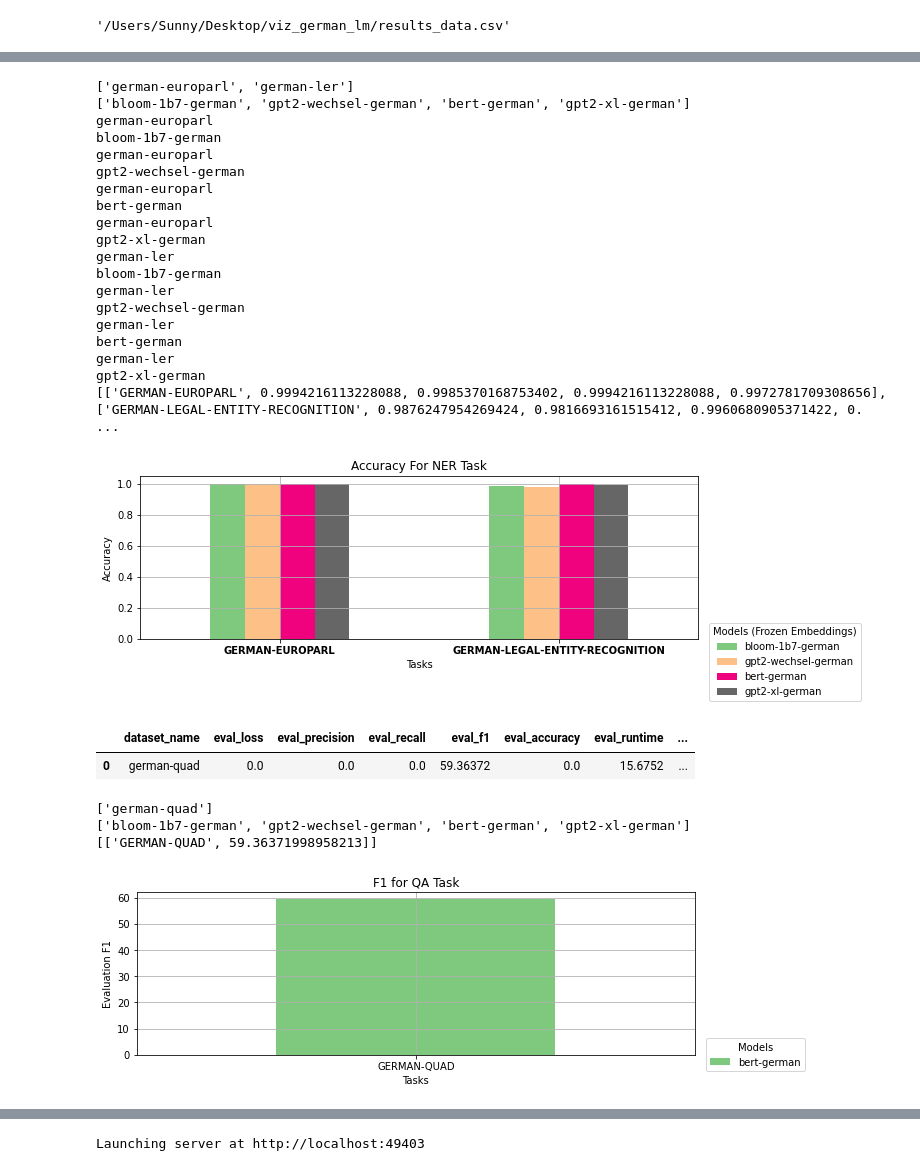
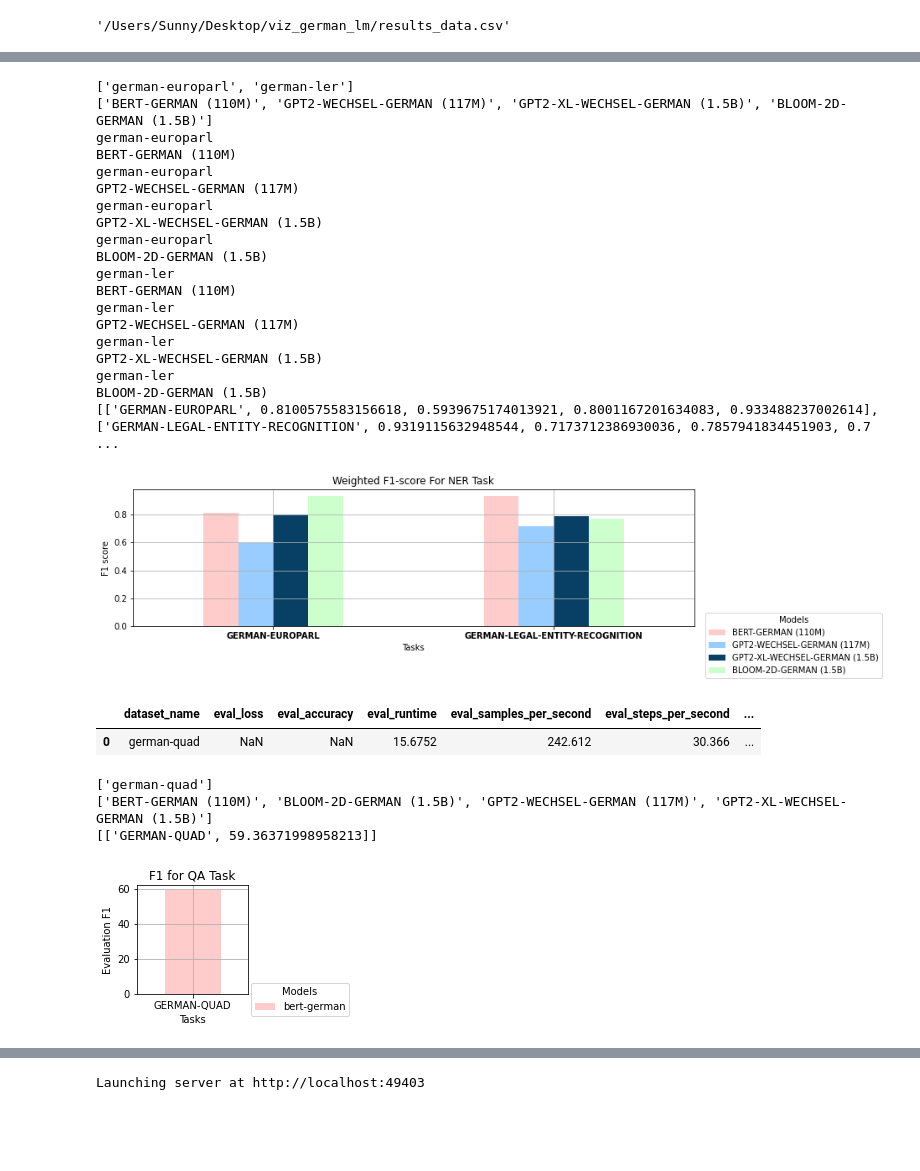
Before and after one commit to malteos/finetune-evaluation-harness, a Jupyter notebook: viz_german_lm/dashboard.ipynb, the cells around one changed output, grey strips where cells are left out. Saved outputs shown, nothing was run; the diff lists cells and outputs as text; code cells hidden in the pictures; blank space fills up the shorter version.

```diff
--- a/viz_german_lm/dashboard.ipynb
+++ b/viz_german_lm/dashboard.ipynb
@@ -41,4 +41,2 @@ df
 # %%
-df.fillna(0,inplace=True)
-idf = df.interactive()
-df
+df = df.sort_values(by = 'model_name')
@@ -78,9 +74,13 @@ nice_dataset_names = {
 ds_name = list(set(df_cls.dataset_name))
 print(ds_name)
 
-model_name = list(set(df_cls.model_name))
-#model_name = ['bert-german', 'gpt2-xl-german', 'gpt2-wechsel-german', 'bloom-7b1-twc-german', 'bloom-1b7-german']
+#model_name = list(set(df_cls.model_name))
+#model_name = ['BERT-GERMAN (110M)', 'GPT2-WECHSEL-GERMAN (117M)', 'GPT2-XL-WECHSEL-GERMAN (1.5B)', 'BLOOM-2D-GERMAN (1.5B)', 'BLOOM-2D-GERMAN (6.4B)']
+
+model_name = ['BERT-GERMAN (110M)', 'GPT2-WECHSEL-GERMAN (117M)', 'GPT2-XL-WECHSEL-GERMAN (1.5B)', 'BLOOM-2D-GERMAN (1.5B)']
 print(model_name)
+
+
 
 cmap = mpl.cm.Blues(np.linspace(0,1,20))
 cmap = mpl.colors.ListedColormap(cmap[10:,:-1])
@@ -122,13 +122,14 @@ df_new.plot(
     title='Accuracy For Classification Tasks',
     #xlabel = 'Datasets',
     ylabel = 'Accuracy',
-    colormap='Accent',
+    #colormap='Accent',
+    color = ['#FFCCCC', '#99CCFF', '#084065', '#CCFFCC', '#08651A']
 )
 
 
-plt.rcParams["figure.figsize"] = (10,3)
+plt.rcParams["figure.figsize"] = (12,3)
 #plt.xlabel('Datasets', rotation=0, fontsize=10, labelpad=20)
-plt.xticks(rotation = 360)
+plt.xticks(rotation = 360, weight = 'bold')
 plt.grid()
 #plt.legend(title = 'Models (Frozen Embeddings)', bbox_to_anchor=(1.02, 0.1), loc='upper left', borderaxespad=0)
 #plt.savefig('classification_res_freeze.png', bbox_inches='tight')
@@ -163,8 +162,13 @@ from matplotlib import cm
 ds_name = list(set(df_ner.dataset_name))
 print(ds_name)
 
-model_name = list(set(df_cls.model_name))
+#model_name = list(set(df_cls.model_name))
 #model_name = ['bert-german', 'gpt2-xl-german', 'gpt2-wechsel-german']
+#model_name = ['BERT-GERMAN (110M)', 'GPT2-WECHSEL-GERMAN (117M)', 'GPT2-XL-WECHSEL-GERMAN (1.5B)', 'BLOOM-2D-GERMAN (1.5B)', 'BLOOM-2D-GERMAN (6.4B)']
+
+model_name = ['BERT-GERMAN (110M)', 'GPT2-WECHSEL-GERMAN (117M)', 'GPT2-XL-WECHSEL-GERMAN (1.5B)', 'BLOOM-2D-GERMAN (1.5B)']
+
+
 print(model_name)
 
 all_evals = []
@@ -178,7 +182,7 @@ for each_ds in ds_name:
             #print(df_subset)
             print(each_ds)
             print(each_model)
-            curr_eval = df_subset['eval_accuracy'].values[0]
+            curr_eval = df_subset['eval_f1'].values[0]
             #print(curr_eval)
             curr_ds_list.append(curr_eval)
 
@@ -192,54 +196,55 @@ columns = ['Tasks'] + model_name
 
 
 df_new = pd.DataFrame(all_evals, columns = columns)
 df_new.plot(
     x='Tasks',
     kind = 'bar',
     stacked = False,
-    title='Accuracy For NER Task',
+    title='Weighted F1-score For NER Task',
     #xlabel = 'Datasets',
-    ylabel = 'Accuracy',
-    colormap='Accent',
+    ylabel = 'F1 score',
+    #colormap='Accent',
+    color = ['#FFCCCC', '#99CCFF', '#084065', '#CCFFCC', '#08651A']
 )
 
 plt.rcParams["figure.figsize"] = (10,3)
 #plt.xlabel('Datasets', rotation=0, fontsize=10, labelpad=20)
 plt.xticks(rotation = 360, weight = 'bold')
 plt.grid()
 
 #plt.legend(title = 'Models (Frozen Embeddings)', bbox_to_anchor=(1.02, 0.1), loc='upper left', borderaxespad=0)
 #plt.savefig('ner_res_freeze.png', bbox_inches='tight')
 
 plt.legend(title = 'Models', bbox_to_anchor=(1.02, 0.1), loc='upper left', borderaxespad=0)
 plt.savefig('ner_res.png', bbox_inches='tight')
 # %% [output]
 ['german-europarl', 'german-ler']
-['bloom-1b7-german', 'gpt2-wechsel-german', 'bert-german', 'gpt2-xl-german']
+['BERT-GERMAN (110M)', 'GPT2-WECHSEL-GERMAN (117M)', 'GPT2-XL-WECHSEL-GERMAN (1.5B)', 'BLOOM-2D-GERMAN (1.5B)']
 german-europarl
-bloom-1b7-german
+BERT-GERMAN (110M)
 german-europarl
-gpt2-wechsel-german
+GPT2-WECHSEL-GERMAN (117M)
 german-europarl
-bert-german
+GPT2-XL-WECHSEL-GERMAN (1.5B)
 german-europarl
-gpt2-xl-german
+BLOOM-2D-GERMAN (1.5B)
 german-ler
-bloom-1b7-german
+BERT-GERMAN (110M)
 german-ler
-gpt2-wechsel-german
+GPT2-WECHSEL-GERMAN (117M)
 german-ler
-bert-german
+GPT2-XL-WECHSEL-GERMAN (1.5B)
 german-ler
-gpt2-xl-german
-[['GERMAN-EUROPARL', 0.9994216113228088, 0.9985370168753402, 0.9994216113228088, 0.9972781709308656], ['GERMAN-LEGAL-ENTITY-RECOGNITION', 0.9876247954269424, 0.9816693161515412, 0.9960680905371422, 0. ...
+BLOOM-2D-GERMAN (1.5B)
+[['GERMAN-EUROPARL', 0.8100575583156618, 0.5939675174013921, 0.8001167201634083, 0.933488237002614], ['GERMAN-LEGAL-ENTITY-RECOGNITION', 0.9319115632948544, 0.7173712386930036, 0.7857941834451903, 0.7 ...
-[figure, old version]
+[figure, new version]
 # %%
 df_qa = df[df.problem_type == "question_answering"]
 df_qa = df_qa.drop_duplicates(ignore_index = True)
 df_qa
 # %% [output]
-|  | dataset_name | eval_loss | eval_precision | eval_recall | eval_f1 | eval_accuracy | eval_runtime | ... |
-| 0 | german-quad | 0.0 | 0.0 | 0.0 | 59.36372 | 0.0 | 15.6752 | ... |
+|  | dataset_name | eval_loss | eval_accuracy | eval_runtime | eval_samples_per_second | eval_steps_per_second | ... |
+| 0 | german-quad | NaN | NaN | 15.6752 | 242.612 | 30.366 | ... |
 # %%
 from matplotlib import cm
 
@@ -281,7 +286,8 @@ df_new.plot(
     title='F1 for QA Task',
     #xlabel = 'Datasets',
     ylabel = 'Evaluation F1',
-    colormap='Accent',
+    #colormap='Accent',
+    color=['#FFCCCC']
 )
 
 plt.rcParams["figure.figsize"] = (2,2)
@@ -295,9 +301,9 @@ plt.legend(title = 'Models', bbox_to_anchor=(1.02, 0.1), loc='upper left', borde
 plt.savefig('qa_res.png', bbox_inches='tight')
 # %% [output]
 ['german-quad']
-['bloom-1b7-german', 'gpt2-wechsel-german', 'bert-german', 'gpt2-xl-german']
+['BERT-GERMAN (110M)', 'BLOOM-2D-GERMAN (1.5B)', 'GPT2-WECHSEL-GERMAN (117M)', 'GPT2-XL-WECHSEL-GERMAN (1.5B)']
 [['GERMAN-QUAD', 59.36371998958213]]
-[figure, old version]
+[figure, new version]
 # %%
 class_widget = pn.widgets.Select(name = 'model_name', options = ['gpt2-wechsel', 'bert-german'])
 
```
Also changed, not shown: parts of 5 cells of this notebook, 8 other files.
